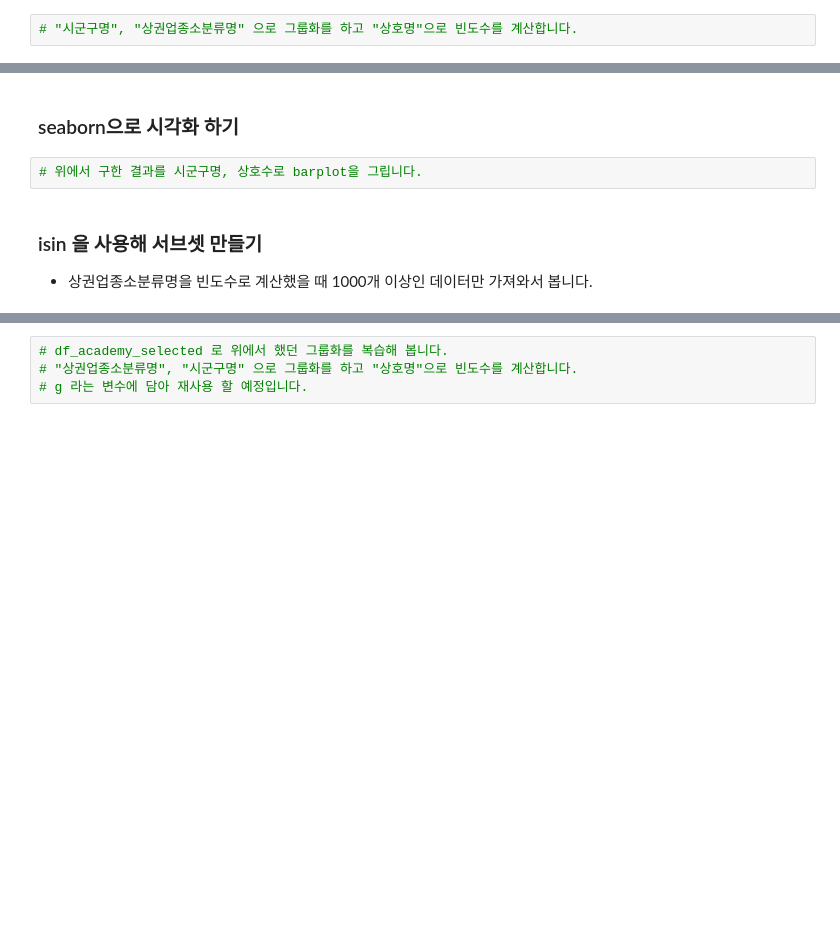
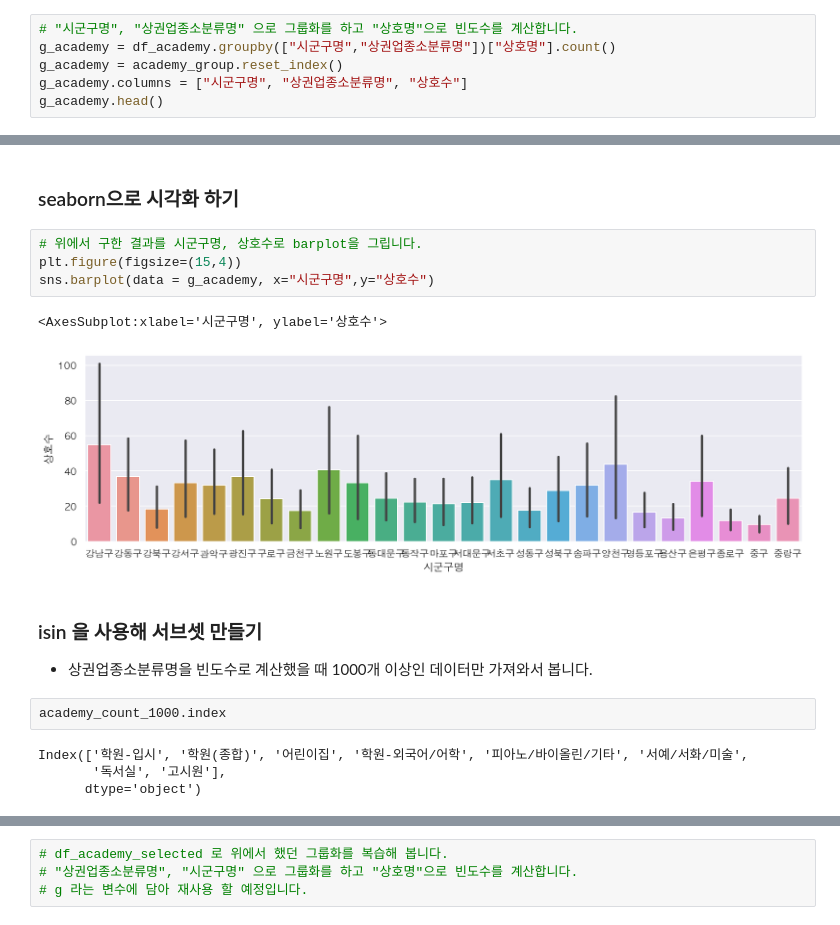
Before and after one commit to LEESANGNAM/pandas, a Jupyter notebook: open-data-analysis-basic-master/02-store-eda-input.ipynb, the cells around one changed output, grey strips where cells are left out. Cells and saved outputs as stored; diff of their text form; blank space fills up the shorter version.

```diff
--- a/open-data-analysis-basic-master/02-store-eda-input.ipynb
+++ b/open-data-analysis-basic-master/02-store-eda-input.ipynb
@@ -942,3 +942,7 @@ academy_count_1000
 Name: 상권업종소분류명, dtype: int64
 # %%
 # "시군구명", "상권업종소분류명" 으로 그룹화를 하고 "상호명"으로 빈도수를 계산합니다.
+g_academy = df_academy.groupby(["시군구명","상권업종소분류명"])["상호명"].count()
+g_academy = academy_group.reset_index()
+g_academy.columns = ["시군구명", "상권업종소분류명", "상호수"]
+g_academy.head()
@@ -946,9 +957,20 @@ Name: 상권업종소분류명, dtype: int64
 ### seaborn으로 시각화 하기
 # %%
 # 위에서 구한 결과를 시군구명, 상호수로 barplot을 그립니다.
+plt.figure(figsize=(15,4))
+sns.barplot(data = g_academy, x="시군구명",y="상호수")
+# %% [output]
+<AxesSubplot:xlabel='시군구명', ylabel='상호수'>
+[figure, added]
 # %% [markdown]
 ###  isin 을 사용해 서브셋 만들기
 * 상권업종소분류명을 빈도수로 계산했을 때 1000개 이상인 데이터만 가져와서 봅니다.
+# %%
+academy_count_1000.index
+# %% [output]
+Index(['학원-입시', '학원(종합)', '어린이집', '학원-외국어/어학', '피아노/바이올린/기타', '서예/서화/미술',
+       '독서실', '고시원'],
+      dtype='object')
 # %%
 # isin 으로 빈도수로 계산했을 때 1000개 이상인 데이터만 가져와서 봅니다.
 # 서브셋을 df_academy_selected 에 저장합니다.
```
Also changed, not shown: parts of 6 cells of this notebook.
